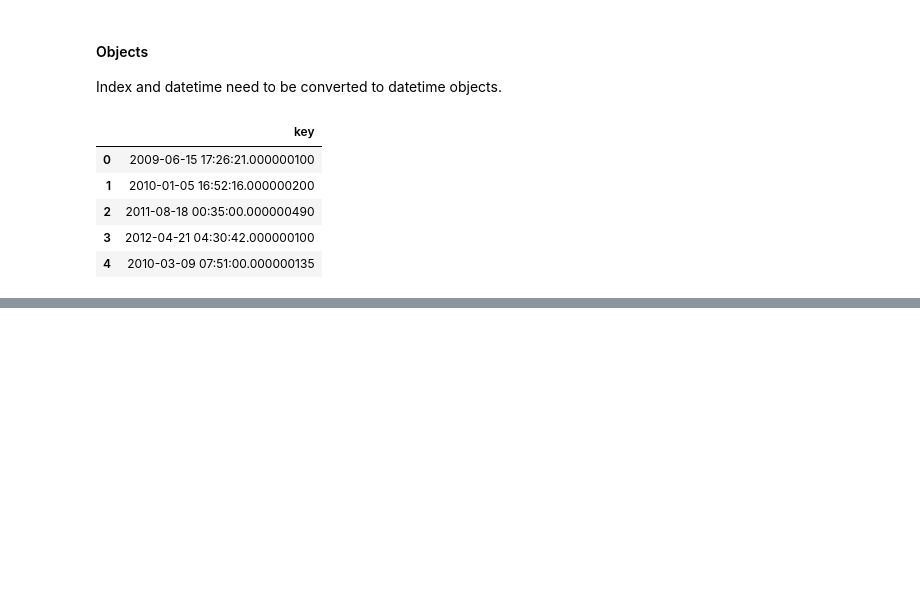
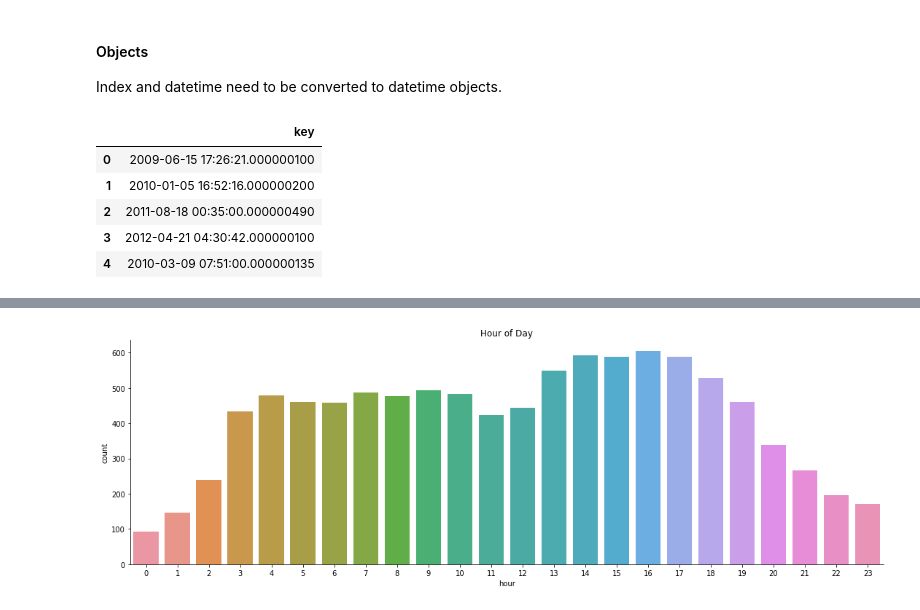
Before and after one commit to edgarminault/lyft, a Jupyter notebook: notebooks/EDA.ipynb, the cells around one changed output, grey strips where cells are left out. Cells and saved outputs as stored; diff of their text form; code cells hidden in the pictures; blank space fills up the shorter version.

```diff
--- a/notebooks/EDA.ipynb
+++ b/notebooks/EDA.ipynb
@@ -73,0 +105,19 @@ pd.DataFrame(pd.to_datetime(df.key)).head()
+# %%
+def time_features(df):
+    timezone_name = 'America/New_York'
+    time_column = "pickup_datetime"
+    df.index = pd.to_datetime(df[time_column])
+    df.index = df.index.tz_convert(timezone_name)
+    df["dow"] = df.index.weekday
+    df["hour"] = df.index.hour
+    df["month"] = df.index.month
+    df["year"] = df.index.year
+    return df
+df = time_features(df)
+# %%
+sns.catplot(x="hour", kind="count", data=df, height=5, aspect=3);
+sns.despine()
+plt.title('Hour of Day');
+plt.show()
+# %% [output]
+[figure, added]
```
Also changed, not shown: parts of 40 cells of this notebook.
